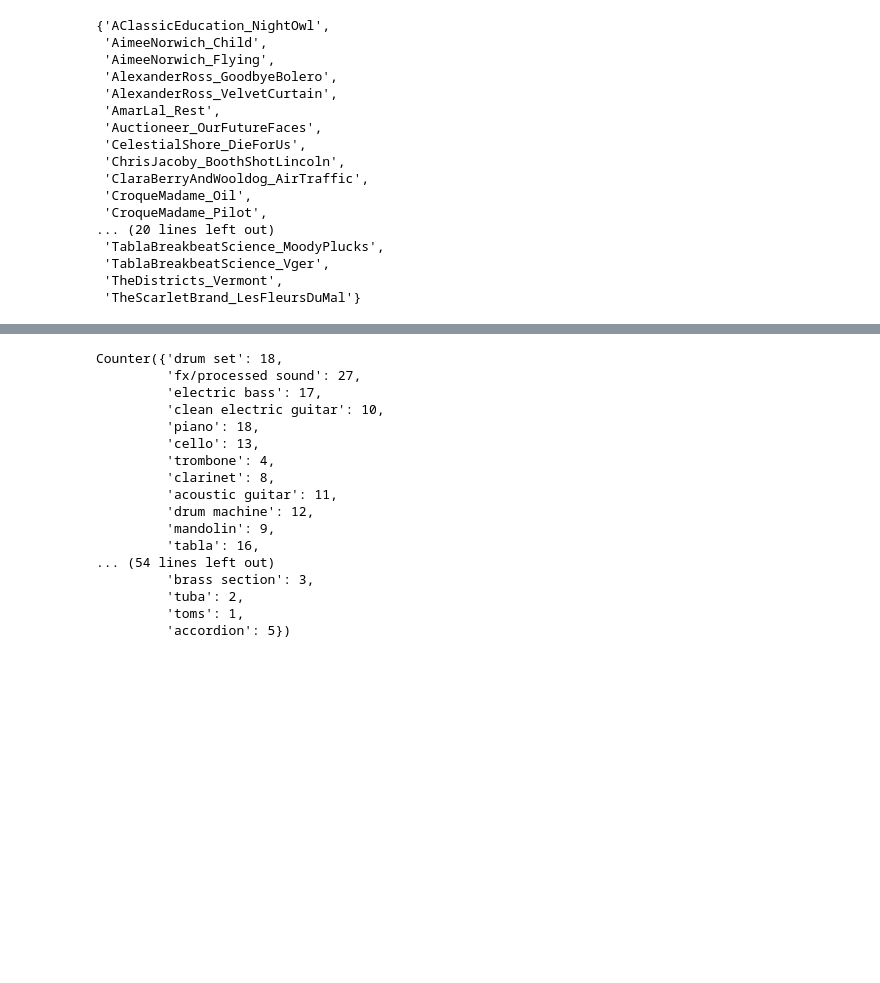
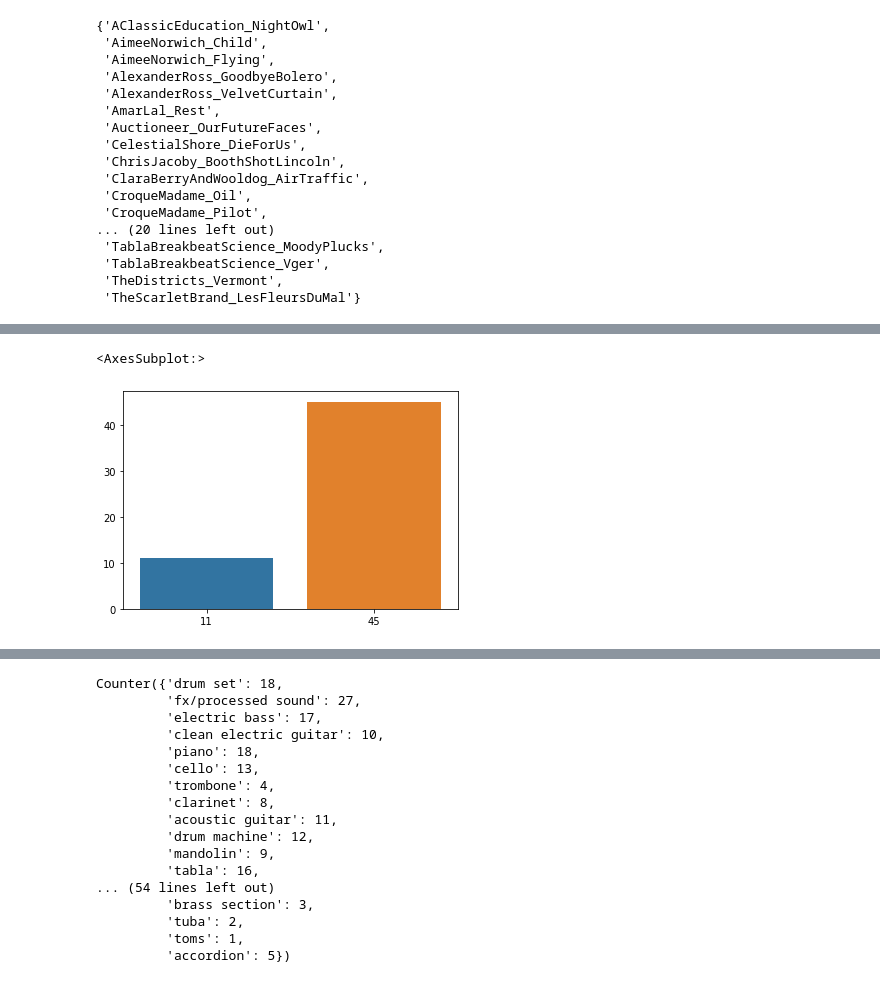
Before and after one commit to Ds-Theo/medleydb, a Jupyter notebook: EDA.ipynb, the cells around one changed output, grey strips where cells are left out. Saved outputs shown, nothing was run; the diff lists cells and outputs as text; code cells hidden in the pictures; blank space fills up the shorter version.

```diff
--- a/EDA.ipynb
+++ b/EDA.ipynb
@@ -180,3 +254,14 @@ clean_el_guitar_tracks
+# %%
+lsts = [i.replace('melody', '1') for i in lsts]
+
+df1 = pd.DataFrame(lsts)
+# %%
+# 11 pistes sont en mélodie, 45 ne sont rien (ni bass, ni mélodie).
+
+sns.barplot(x = df1.value_counts(), y = df1.value_counts())
+# %% [output]
+<AxesSubplot:>
+[figure, added]
 # %%
 from collections import Counter
 # %%
```
Also changed, not shown: parts of 14 cells of this notebook.
